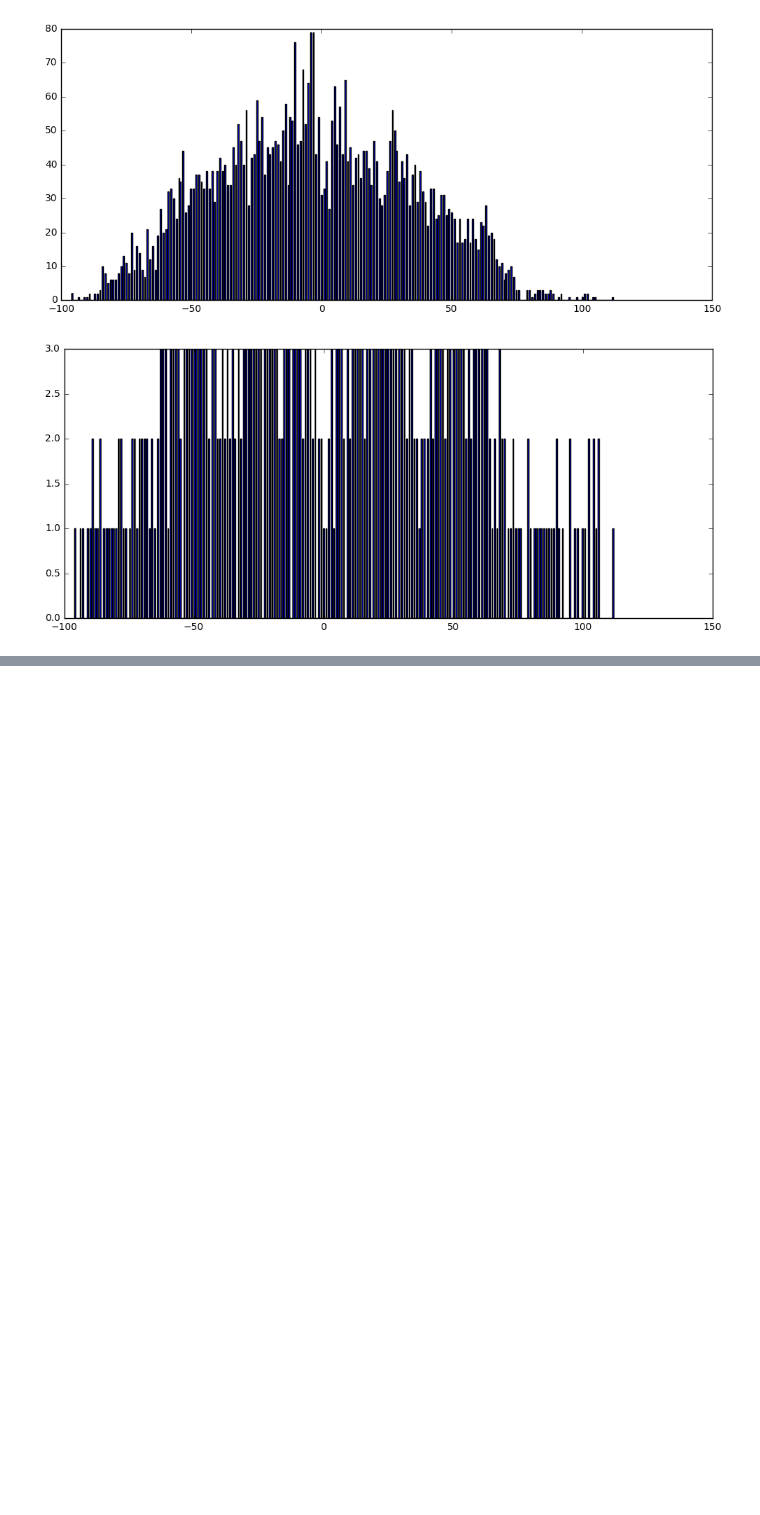
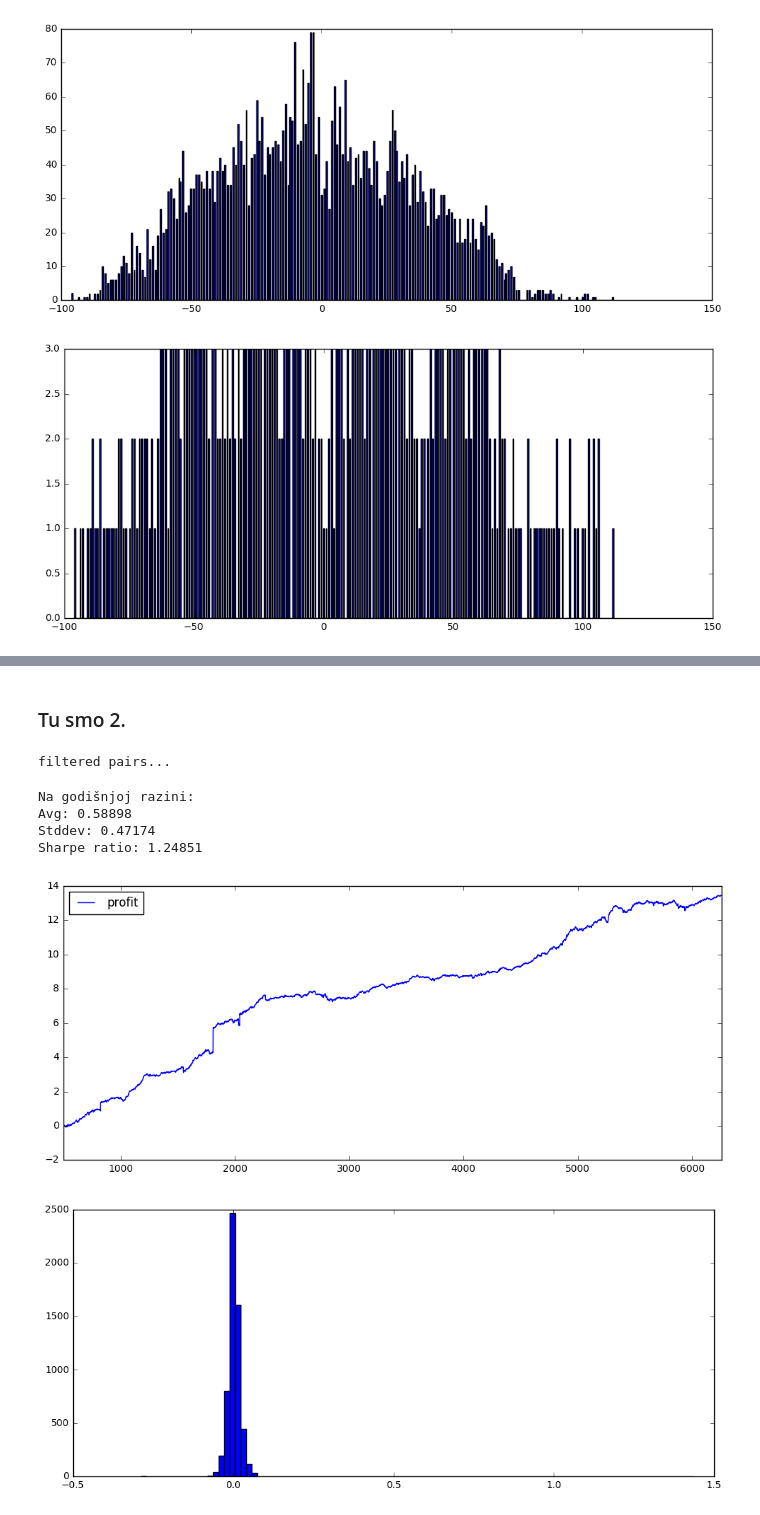
Before and after one commit to mrlovre/diplomski, a Jupyter notebook: ipynb/dipl_03.ipynb, the cells around one changed output, grey strips where cells are left out. Saved outputs shown, nothing was run; the diff lists cells and outputs as text; code cells hidden in the pictures; blank space fills up the shorter version.

```diff
--- a/ipynb/dipl_03.ipynb
+++ b/ipynb/dipl_03.ipynb
@@ -424,0 +553,14 @@ plt.hist(list(a), bins=len(a));
+# %% [markdown]
+### Tu smo 2.
+# %%
+T = 500
+p = 0.008
+d = 2.0
+method='thresh-devs'
+
+print('filtered pairs...')
+sp500_log_diff_means, sp500_log_diff_vars = rolling_mean_variance(sp500_log_diffs, T)
+ts, profits, pairs, weights = statistical_arbitrage(sp500_log_diffs, sp500_log_diff_means, sp500_log_diff_vars, p=p, d=d,
+                                                    method=method, return_pairs=True, return_weights=True)
+# %% [output]
+filtered pairs...
@@ -424,0 +607,23 @@ plt.hist(list(a), bins=len(a));
+# %%
+plt.figure()
+plt.plot(ts_plot, np.cumsum(profit))
+plt.legend(['profit'], loc='best')
+plt.autoscale(enable=True, axis='x', tight=True)
+
+plt.figure()
+plt.hist(profit, bins=100)
+
+avg = np.mean(profit) * 252
+std = np.std(profit) * np.sqrt(252)
+sharpe = avg / std
+print('Na godišnjoj razini:')
+print('Avg: {:.5f}'.format(avg))
+print('Stddev: {:.5f}'.format(std))
+print('Sharpe ratio: {:.5f}'.format(sharpe))
+# %% [output]
+Na godišnjoj razini:
+Avg: 0.58898
+Stddev: 0.47174
+Sharpe ratio: 1.24851
+[figure, added]
+[figure, added]
```
Also changed, not shown: parts of 12 cells of this notebook, 2 other files.
